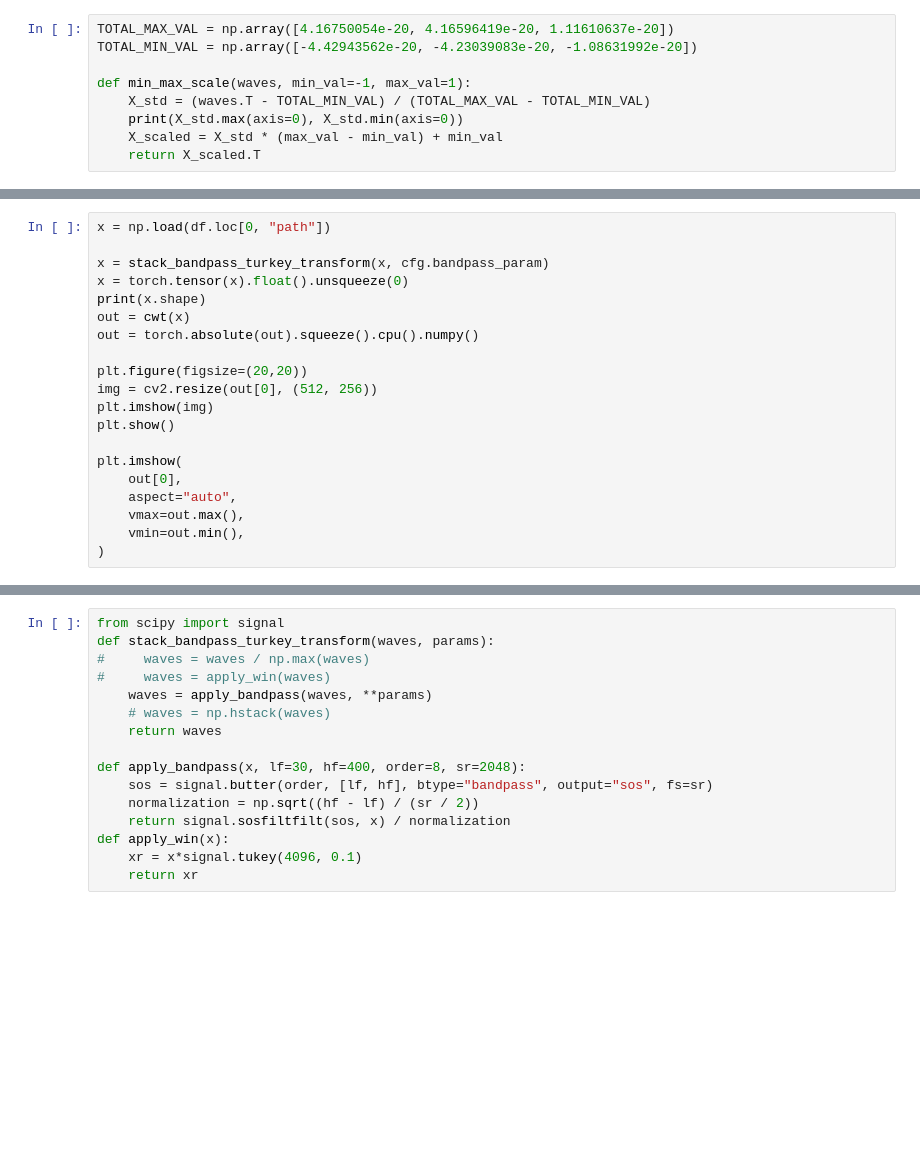
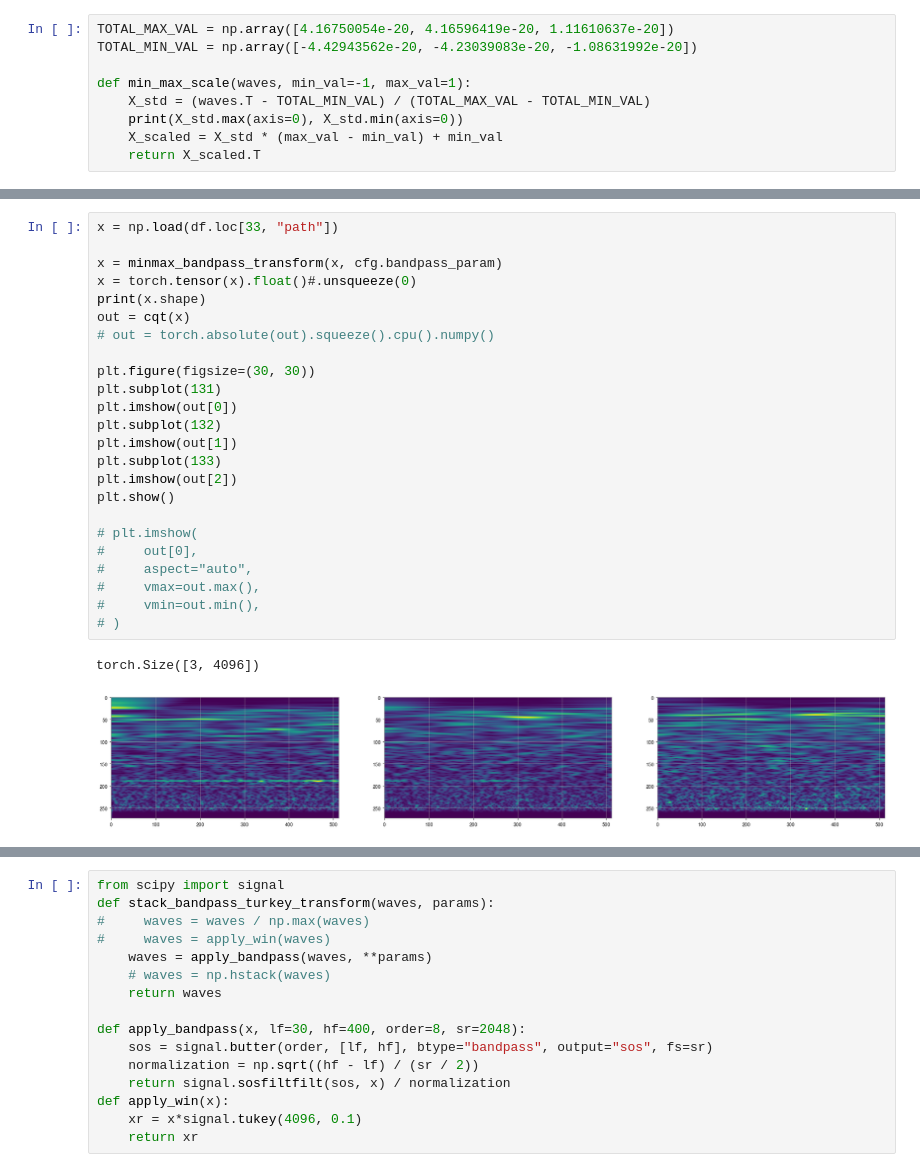
Before and after one commit to trytolose/grav_waves_detection, a Jupyter notebook: notebooks/Untitled.ipynb, the cells around one changed output, grey strips where cells are left out. Saved outputs shown, nothing was run; the diff lists cells and outputs as text; blank space fills up the shorter version.

```diff
--- a/notebooks/Untitled.ipynb
+++ b/notebooks/Untitled.ipynb
@@ -78,22 +149,29 @@ min_max_scale(x, -1, 1).max()
 # %%
-x = np.load(df.loc[0, "path"])
+x = np.load(df.loc[33, "path"])
 
-x = stack_bandpass_turkey_transform(x, cfg.bandpass_param)
-x = torch.tensor(x).float().unsqueeze(0)
+x = minmax_bandpass_transform(x, cfg.bandpass_param)
+x = torch.tensor(x).float()#.unsqueeze(0)
 print(x.shape)
-out = cwt(x)
-out = torch.absolute(out).squeeze().cpu().numpy()
+out = cqt(x)
+# out = torch.absolute(out).squeeze().cpu().numpy()
 
-plt.figure(figsize=(20,20))
-img = cv2.resize(out[0], (512, 256))
-plt.imshow(img)
+plt.figure(figsize=(30, 30))
+plt.subplot(131)
+plt.imshow(out[0])
+plt.subplot(132)
+plt.imshow(out[1])
+plt.subplot(133)
+plt.imshow(out[2])
 plt.show()
 
-plt.imshow(
-    out[0],
-    aspect="auto",
-    vmax=out.max(),
-    vmin=out.min(),
-)
+# plt.imshow(
+#     out[0],
+#     aspect="auto",
+#     vmax=out.max(),
+#     vmin=out.min(),
+# )
+# %% [output]
+torch.Size([3, 4096])
+[figure, added]
 # %%
 out.shape
```
Also changed, not shown: parts of 29 cells of this notebook, 20 other files.
